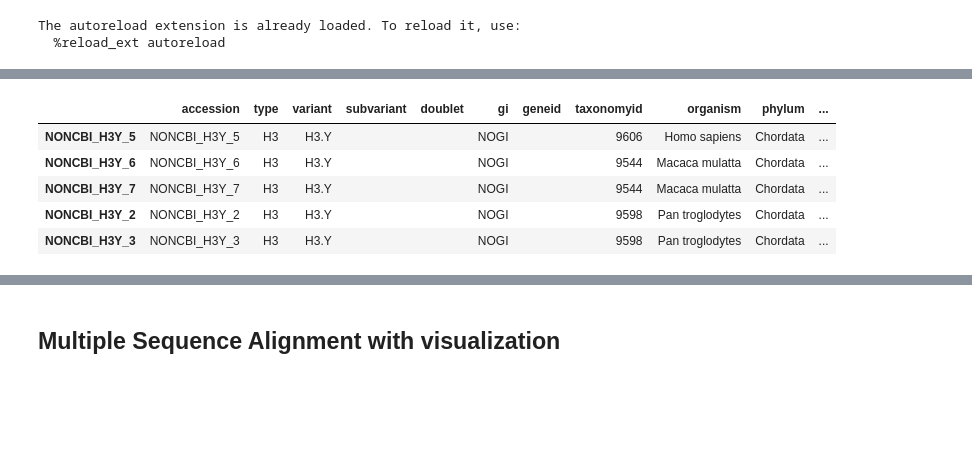
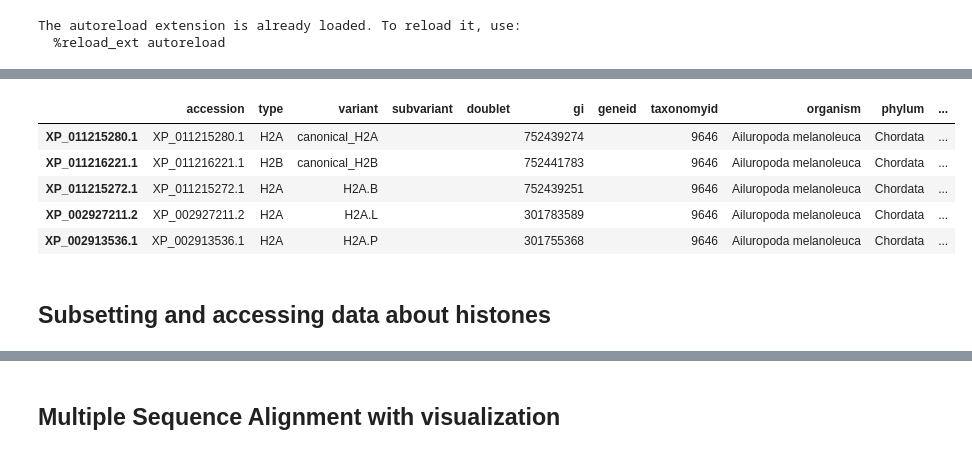
Before and after one commit to v-kulikov1/histonedb_Vladimir, a Jupyter notebook: CURATED_SET/curated_service.ipynb, the cells around one changed output, grey strips where cells are left out. Cells and saved outputs as stored; diff of their text form; code cells hidden in the pictures; blank space fills up the shorter version.

```diff
--- a/CURATED_SET/curated_service.ipynb
+++ b/CURATED_SET/curated_service.ipynb
@@ -22,9 +14,17 @@ curated_set.data.head()
-# %%
-curated_set.data.tail()
-# %% [output]
-|  | accession | type | variant | subvariant | doublet | gi | geneid | taxonomyid | organism | phylum | ... |
-| NONCBI_H3Y_5 | NONCBI_H3Y_5 | H3 | H3.Y |  |  | NOGI |  | 9606 | Homo sapiens | Chordata | ... |
-| NONCBI_H3Y_6 | NONCBI_H3Y_6 | H3 | H3.Y |  |  | NOGI |  | 9544 | Macaca mulatta | Chordata | ... |
-| NONCBI_H3Y_7 | NONCBI_H3Y_7 | H3 | H3.Y |  |  | NOGI |  | 9544 | Macaca mulatta | Chordata | ... |
-| NONCBI_H3Y_2 | NONCBI_H3Y_2 | H3 | H3.Y |  |  | NOGI |  | 9598 | Pan troglodytes | Chordata | ... |
-| NONCBI_H3Y_3 | NONCBI_H3Y_3 | H3 | H3.Y |  |  | NOGI |  | 9598 | Pan troglodytes | Chordata | ... |
+# %%
+#Load data from histones.csv
+curated_set = CuratedSet()
+cs=curated_set
+# %%
+#Access pandas dataframe with the histones information
+#cs.data
+cs.data.head()
+# %% [output]
+|  | accession | type | variant | subvariant | doublet | gi | geneid | taxonomyid | organism | phylum | ... |
+| XP_011215280.1 | XP_011215280.1 | H2A | canonical_H2A |  |  | 752439274 |  | 9646 | Ailuropoda melanoleuca | Chordata | ... |
+| XP_011216221.1 | XP_011216221.1 | H2B | canonical_H2B |  |  | 752441783 |  | 9646 | Ailuropoda melanoleuca | Chordata | ... |
+| XP_011215272.1 | XP_011215272.1 | H2A | H2A.B |  |  | 752439251 |  | 9646 | Ailuropoda melanoleuca | Chordata | ... |
+| XP_002927211.2 | XP_002927211.2 | H2A | H2A.L |  |  | 301783589 |  | 9646 | Ailuropoda melanoleuca | Chordata | ... |
+| XP_002913536.1 | XP_002913536.1 | H2A | H2A.P |  |  | 301755368 |  | 9646 | Ailuropoda melanoleuca | Chordata | ... |
+# %% [markdown]
+## Subsetting and accessing data about histones
```
Also changed, not shown: parts of 27 cells of this notebook, 3 other files.
